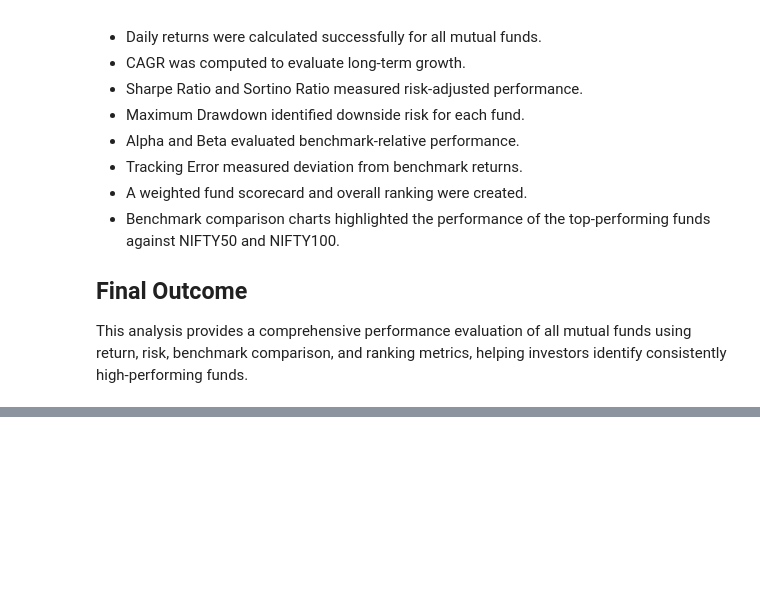
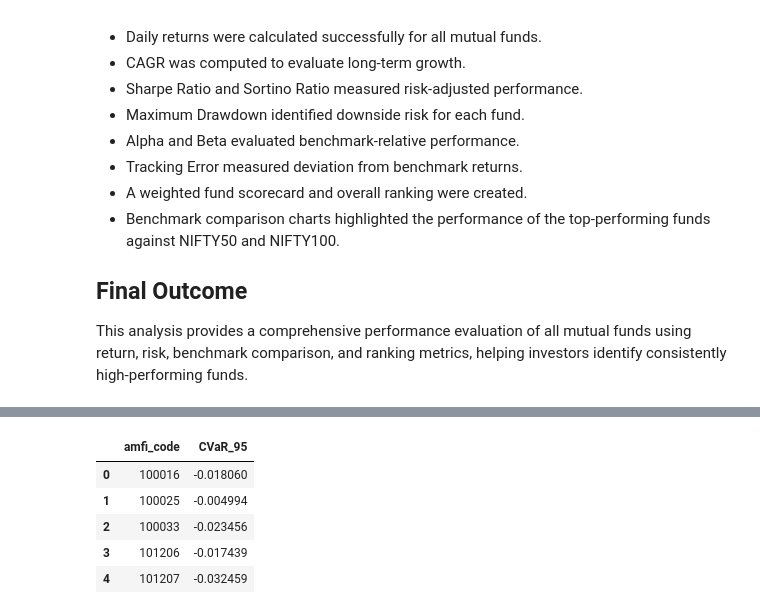
Before and after one commit to ashuuuu7/Mutual_Fund_Analytics, a Jupyter notebook: notebooks/04_performance_analytics.ipynb, the cells around one changed output, grey strips where cells are left out. Cells and saved outputs as stored; diff of their text form; code cells hidden in the pictures; blank space fills up the shorter version.

```diff
--- a/notebooks/04_performance_analytics.ipynb
+++ b/notebooks/04_performance_analytics.ipynb
@@ -764,0 +794,17 @@ This analysis provides a comprehensive performance evaluation of all mutual fund
+# %%
+cvar_df = (
+    nav_df.groupby("amfi_code")["daily_return"]
+    .apply(lambda x: x[x <= x.quantile(0.05)].mean())
+    .reset_index()
+)
+
+cvar_df.columns = ["amfi_code", "CVaR_95"]
+
+cvar_df.head()
+# %% [output]
+|  | amfi_code | CVaR_95 |
+| 0 | 100016 | -0.018060 |
+| 1 | 100025 | -0.004994 |
+| 2 | 100033 | -0.023456 |
+| 3 | 101206 | -0.017439 |
+| 4 | 101207 | -0.032459 |
```
Also changed, not shown: parts of 11 cells of this notebook, 4 other files.
